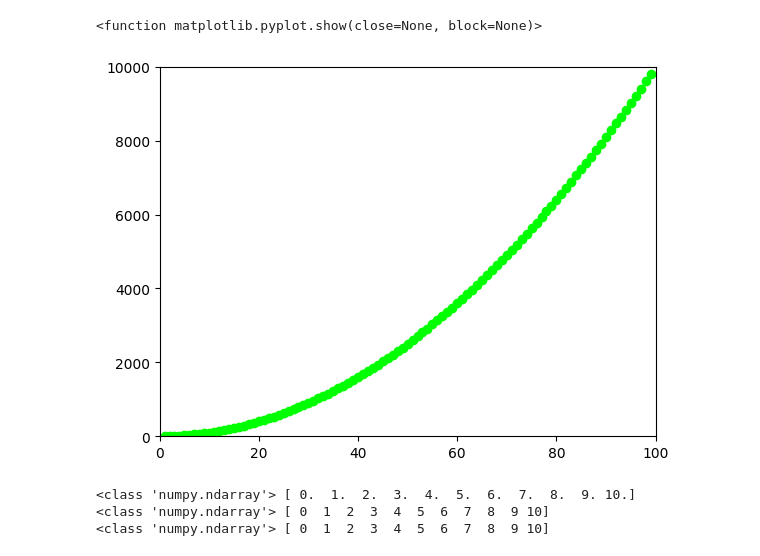
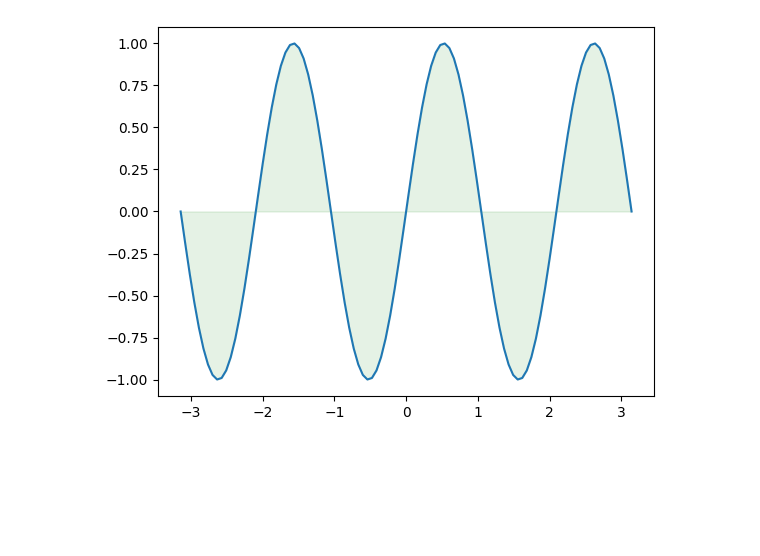
Before and after one commit to kevin1009651/math_0924, a Jupyter notebook: Welcome_To_Colab.ipynb, the cells around one changed output. Saved outputs shown, nothing was run; the diff lists cells and outputs as text; code cells hidden in the pictures; blank space fills up the shorter version.

```diff
--- a/Welcome_To_Colab.ipynb
+++ b/Welcome_To_Colab.ipynb
@@ -1,25 +1,14 @@
 # %% [markdown]
 <a href="https://colab.research.google.com/github/kevin1009651/math_0924/blob/main/Welcome_To_Colab.ipynb" target="_parent"><img src="https://colab.research.google.com/assets/colab-badge.svg" alt="Open In Colab"/></a>
-# %%
-import matplotlib.pyplot as plt
-
-xpt=list(range(1,100))
-ypt=[x**2 for x in xpt]
-plt.axis([0,100,0,10000])
-plt.scatter(xpt,ypt,color=(0,1,0))
-plt.show
-# %% [output]
-<function matplotlib.pyplot.show(close=None, block=None)>
-[figure, removed]
-# %%
-import numpy as np
-x1 = np.linspace(0,10,num=11)
-print(type(x1),x1)
-x2 = np.arange(0,11,1)
-print(type(x2),x2)
-x3 = np.arange(11)
-print(type(x3),x3)
-# %% [output]
-<class 'numpy.ndarray'> [ 0.  1.  2.  3.  4.  5.  6.  7.  8.  9. 10.]
-<class 'numpy.ndarray'> [ 0  1  2  3  4  5  6  7  8  9 10]
-<class 'numpy.ndarray'> [ 0  1  2  3  4  5  6  7  8  9 10]
+# %%
+import matplotlib.pyplot as plt
+import numpy as np
+left=-np.pi
+right=np.pi
+x=np.linspace(left,right,100)
+y=np.sin(3*x)
+plt.plot(x,y)
+plt.fill_between(x,0,y,color='green',alpha=0.1)
+plt.show()
+# %% [output]
+[figure, added]
```
Also changed, not shown: parts of 14 cells of this notebook.
